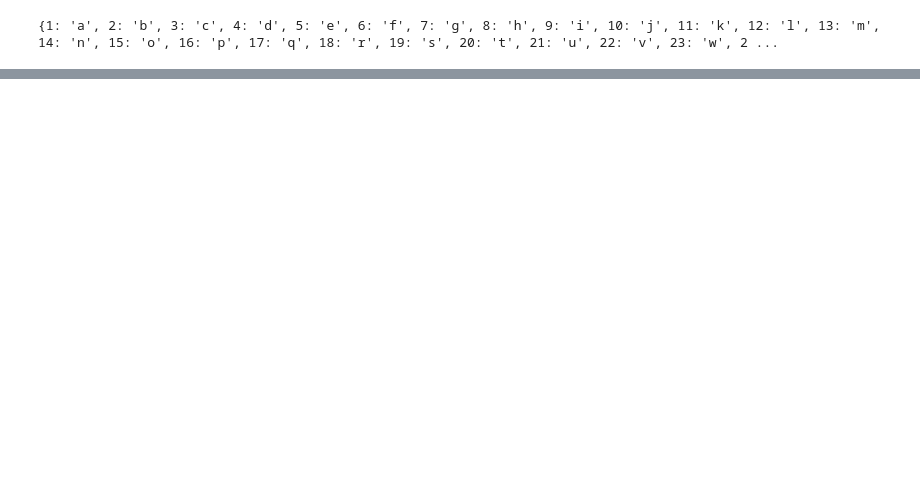
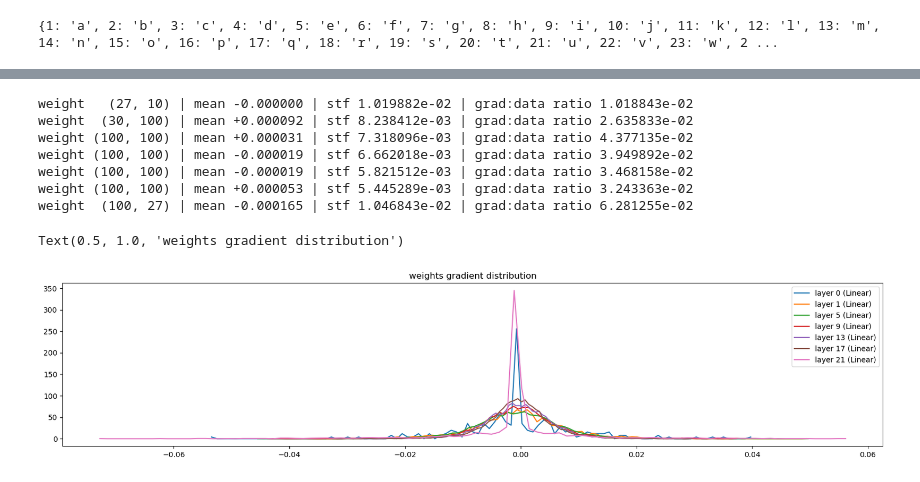
Before and after one commit to taintedzodiac/ai-learnings, a Jupyter notebook: makemore/build_makemore_mlp.ipynb, the cells around one changed output, grey strips where cells are left out. Saved outputs shown, nothing was run; the diff lists cells and outputs as text; code cells hidden in the pictures; blank space fills up the shorter version.

```diff
--- a/makemore/build_makemore_mlp.ipynb
+++ b/makemore/build_makemore_mlp.ipynb
@@ -170,0 +374,23 @@ oia.
+# %%
+# histogram
+plt.figure(figsize=(20, 4))
+legends = []
+for i, p in enumerate(parameters):
+    t = p.grad
+    if p.ndim == 2:
+        print('weight %10s | mean %+f | stf %e | grad:data ratio %e' % (tuple(p.shape), t.mean(), t.std(), t.std() / p.std()))
+        hy, hx = torch.histogram(t, density=True)
+        plt.plot(hx[:-1].detach(), hy.detach())
+        legends.append(f'layer {i} ({layer.__class__.__name__})')
+plt.legend(legends)
+plt.title('weights gradient distribution')
+# %% [output]
+weight   (27, 10) | mean -0.000000 | stf 1.019882e-02 | grad:data ratio 1.018843e-02
+weight  (30, 100) | mean +0.000092 | stf 8.238412e-03 | grad:data ratio 2.635833e-02
+weight (100, 100) | mean +0.000031 | stf 7.318096e-03 | grad:data ratio 4.377135e-02
+weight (100, 100) | mean -0.000019 | stf 6.662018e-03 | grad:data ratio 3.949892e-02
+weight (100, 100) | mean -0.000019 | stf 5.821512e-03 | grad:data ratio 3.468158e-02
+weight (100, 100) | mean +0.000053 | stf 5.445289e-03 | grad:data ratio 3.243363e-02
+weight  (100, 27) | mean -0.000165 | stf 1.046843e-02 | grad:data ratio 6.281255e-02
+Text(0.5, 1.0, 'weights gradient distribution')
+[figure, added]
```
Also changed, not shown: parts of 19 cells of this notebook.
